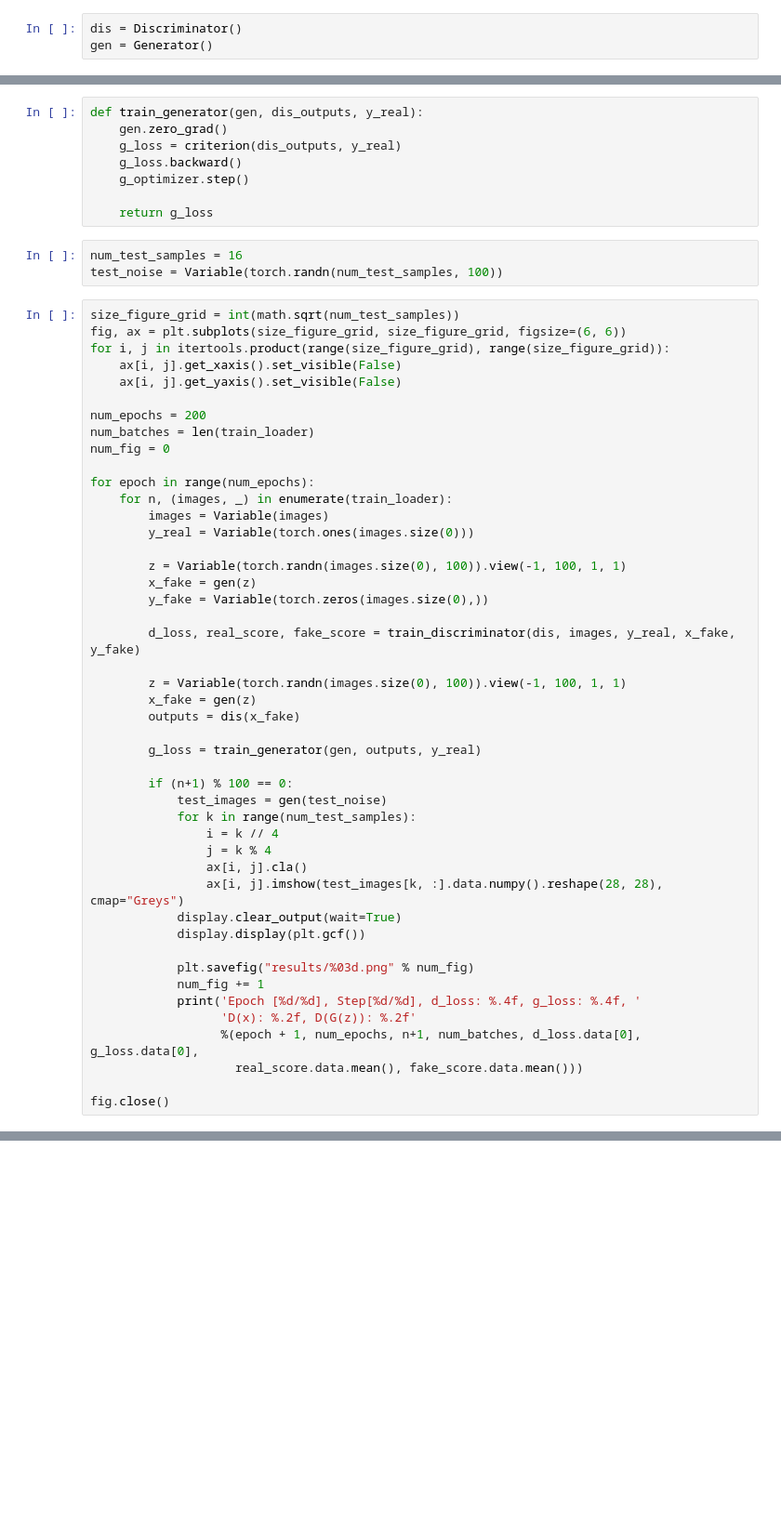
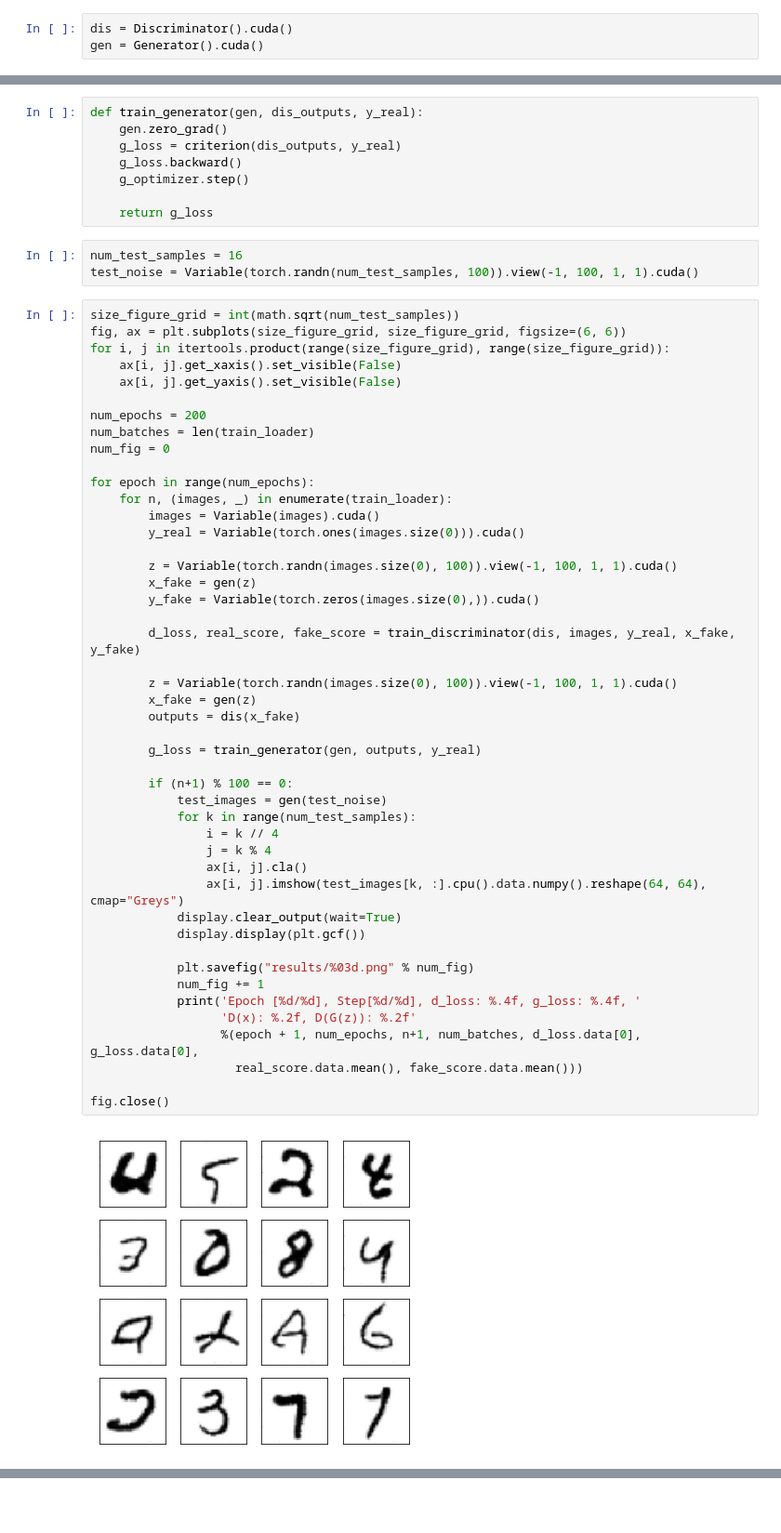
Before and after one commit to nocotan/pytorch-examples, a Jupyter notebook: gan/mnist_dcgan.ipynb, the cells around one changed output, grey strips where cells are left out. Shown at 93% size. Saved outputs shown, nothing was run; the diff lists cells and outputs as text; blank space fills up the shorter version.

```diff
--- a/gan/mnist_dcgan.ipynb
+++ b/gan/mnist_dcgan.ipynb
@@ -93,8 +100,8 @@ class Generator(nn.Module):
         h = self.main(x)
         return h
 # %%
-dis = Discriminator()
-gen = Generator()
+dis = Discriminator().cuda()
+gen = Generator().cuda()
 # %%
 criterion = nn.BCELoss()
 lr = 0.0002
@@ -128,7 +134,7 @@ def train_generator(gen, dis_outputs, y_real):
     return g_loss
 # %%
 num_test_samples = 16
-test_noise = Variable(torch.randn(num_test_samples, 100))
+test_noise = Variable(torch.randn(num_test_samples, 100)).view(-1, 100, 1, 1).cuda()
 # %%
 size_figure_grid = int(math.sqrt(num_test_samples))
 fig, ax = plt.subplots(size_figure_grid, size_figure_grid, figsize=(6, 6))
@@ -142,36 +148,38 @@ num_fig = 0
 
 for epoch in range(num_epochs):
     for n, (images, _) in enumerate(train_loader):
-        images = Variable(images)
-        y_real = Variable(torch.ones(images.size(0)))
+        images = Variable(images).cuda()
+        y_real = Variable(torch.ones(images.size(0))).cuda()
 
-        z = Variable(torch.randn(images.size(0), 100)).view(-1, 100, 1, 1)
+        z = Variable(torch.randn(images.size(0), 100)).view(-1, 100, 1, 1).cuda()
         x_fake = gen(z)
-        y_fake = Variable(torch.zeros(images.size(0),))
+        y_fake = Variable(torch.zeros(images.size(0),)).cuda()
 
         d_loss, real_score, fake_score = train_discriminator(dis, images, y_real, x_fake, y_fake)
 
-        z = Variable(torch.randn(images.size(0), 100)).view(-1, 100, 1, 1)
+        z = Variable(torch.randn(images.size(0), 100)).view(-1, 100, 1, 1).cuda()
         x_fake = gen(z)
         outputs = dis(x_fake)
 
         g_loss = train_generator(gen, outputs, y_real)
 
         if (n+1) % 100 == 0:
             test_images = gen(test_noise)
             for k in range(num_test_samples):
                 i = k // 4
                 j = k % 4
                 ax[i, j].cla()
-                ax[i, j].imshow(test_images[k, :].data.numpy().reshape(28, 28), cmap="Greys")
+                ax[i, j].imshow(test_images[k, :].cpu().data.numpy().reshape(64, 64), cmap="Greys")
             display.clear_output(wait=True)
             display.display(plt.gcf())
 
             plt.savefig("results/%03d.png" % num_fig)
             num_fig += 1
             print('Epoch [%d/%d], Step[%d/%d], d_loss: %.4f, g_loss: %.4f, '
                   'D(x): %.2f, D(G(z)): %.2f'
                   %(epoch + 1, num_epochs, n+1, num_batches, d_loss.data[0], g_loss.data[0],
                     real_score.data.mean(), fake_score.data.mean()))
 
 fig.close()
+# %% [output]
+[figure, added]
```
Also changed, not shown: parts of 3 cells of this notebook, 1 other file.
